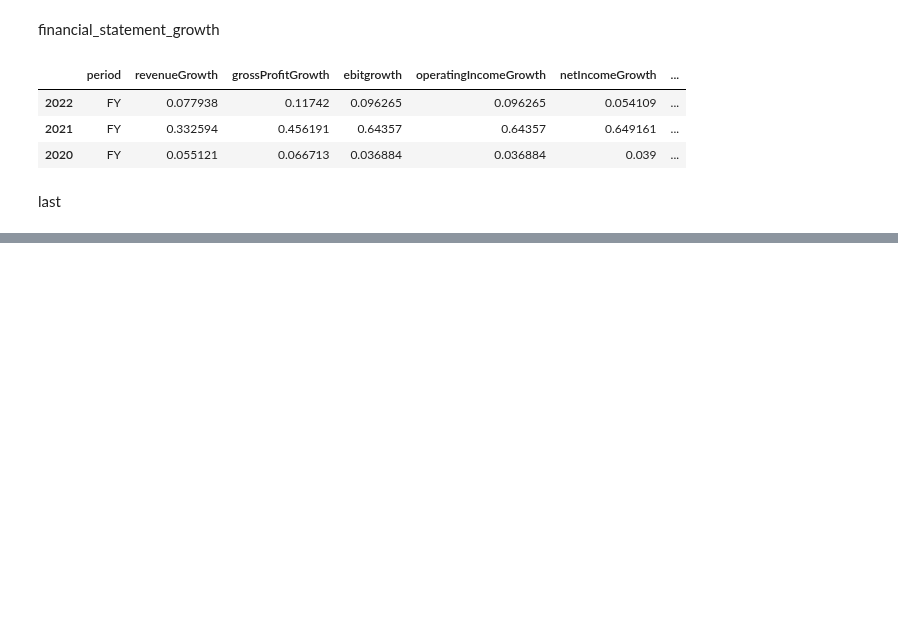
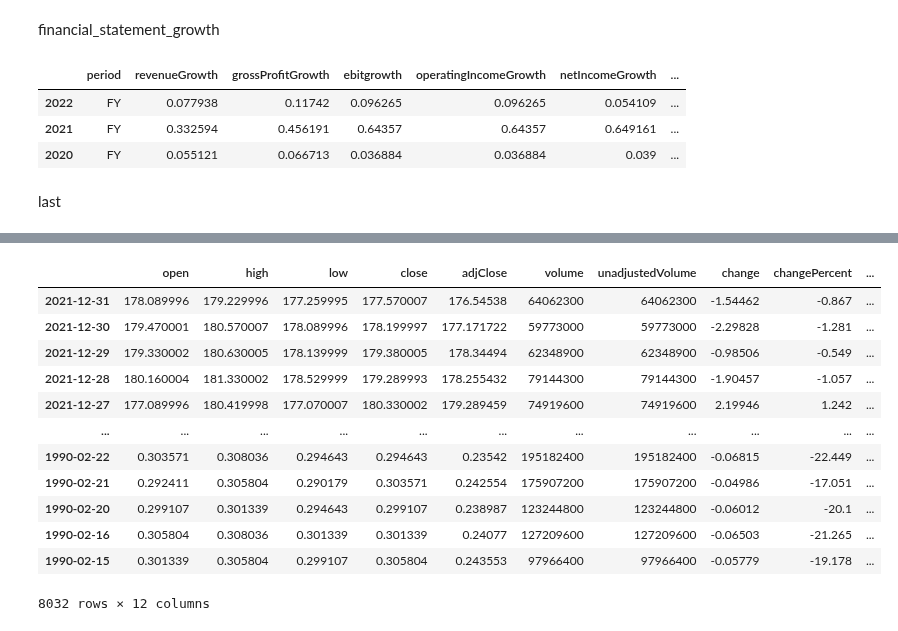
Before and after one commit to ChapnesAl/Tinkoff_Investment, a Jupyter notebook: lessons_and_tests/find_strs/fundamential/fa_all_function.ipynb, the cells around one changed output, grey strips where cells are left out. Saved outputs shown, nothing was run; the diff lists cells and outputs as text; code cells hidden in the pictures; blank space fills up the shorter version.

```diff
--- a/lessons_and_tests/find_strs/fundamential/fa_all_function.ipynb
+++ b/lessons_and_tests/find_strs/fundamential/fa_all_function.ipynb
@@ -217,0 +243,17 @@ s_date[0:2]
+# %%
+y = stock_data_detailed.loc['2022-01-01':'1990-02-15'].copy(deep=True)
+y
+# %% [output]
+|  | open | high | low | close | adjClose | volume | unadjustedVolume | change | changePercent | ... |
+| 2021-12-31 | 178.089996 | 179.229996 | 177.259995 | 177.570007 | 176.54538 | 64062300 | 64062300 | -1.54462 | -0.867 | ... |
+| 2021-12-30 | 179.470001 | 180.570007 | 178.089996 | 178.199997 | 177.171722 | 59773000 | 59773000 | -2.29828 | -1.281 | ... |
+| 2021-12-29 | 179.330002 | 180.630005 | 178.139999 | 179.380005 | 178.34494 | 62348900 | 62348900 | -0.98506 | -0.549 | ... |
+| 2021-12-28 | 180.160004 | 181.330002 | 178.529999 | 179.289993 | 178.255432 | 79144300 | 79144300 | -1.90457 | -1.057 | ... |
+| 2021-12-27 | 177.089996 | 180.419998 | 177.070007 | 180.330002 | 179.289459 | 74919600 | 74919600 | 2.19946 | 1.242 | ... |
+| ... | ... | ... | ... | ... | ... | ... | ... | ... | ... | ... |
+| 1990-02-22 | 0.303571 | 0.308036 | 0.294643 | 0.294643 | 0.23542 | 195182400 | 195182400 | -0.06815 | -22.449 | ... |
+| 1990-02-21 | 0.292411 | 0.305804 | 0.290179 | 0.303571 | 0.242554 | 175907200 | 175907200 | -0.04986 | -17.051 | ... |
+| 1990-02-20 | 0.299107 | 0.301339 | 0.294643 | 0.299107 | 0.238987 | 123244800 | 123244800 | -0.06012 | -20.1 | ... |
+| 1990-02-16 | 0.305804 | 0.308036 | 0.301339 | 0.301339 | 0.24077 | 127209600 | 127209600 | -0.06503 | -21.265 | ... |
+| 1990-02-15 | 0.301339 | 0.305804 | 0.299107 | 0.305804 | 0.243553 | 97966400 | 97966400 | -0.05779 | -19.178 | ... |
+8032 rows × 12 columns
```
Also changed, not shown: parts of 9 cells of this notebook, 1 other file.
